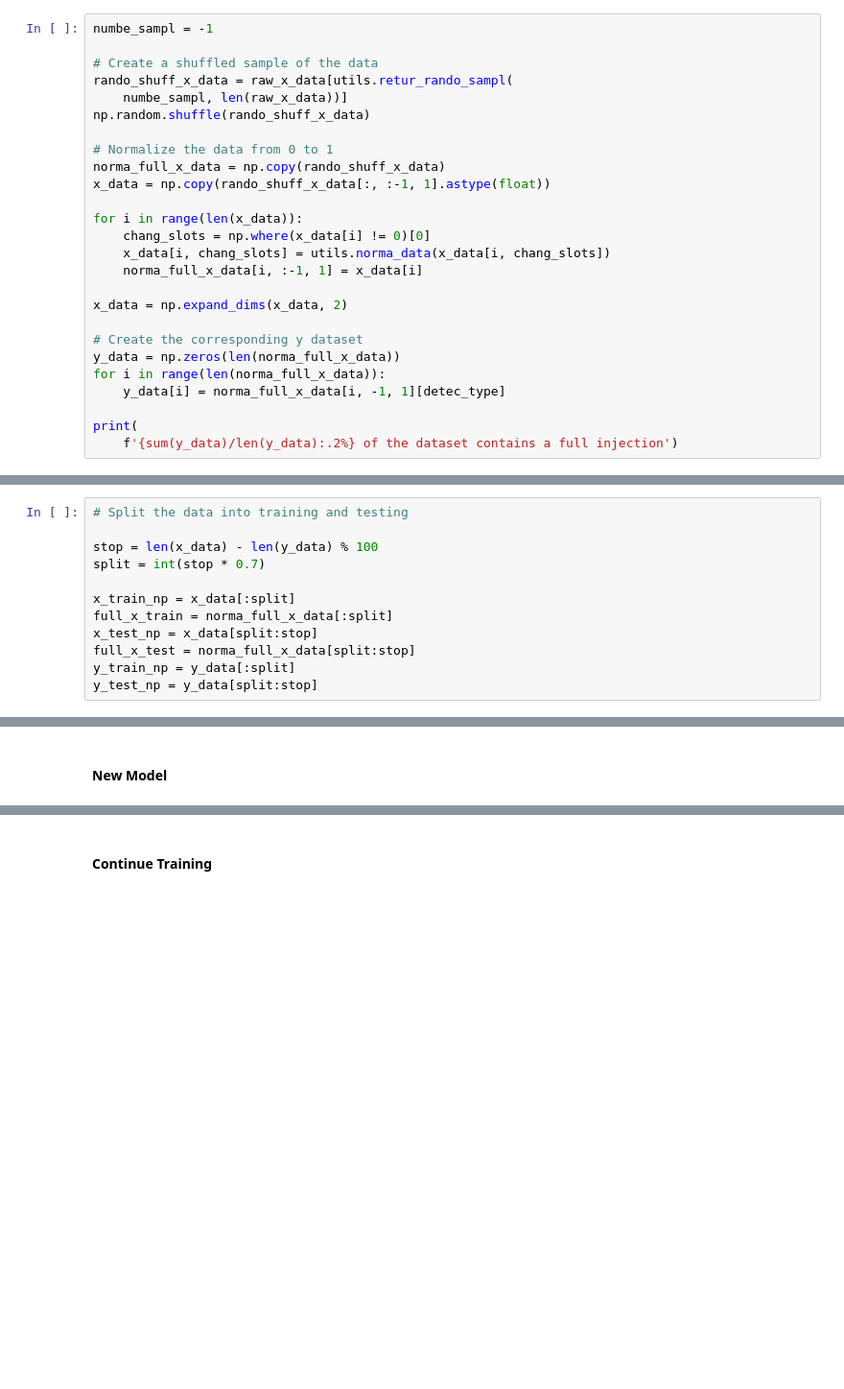
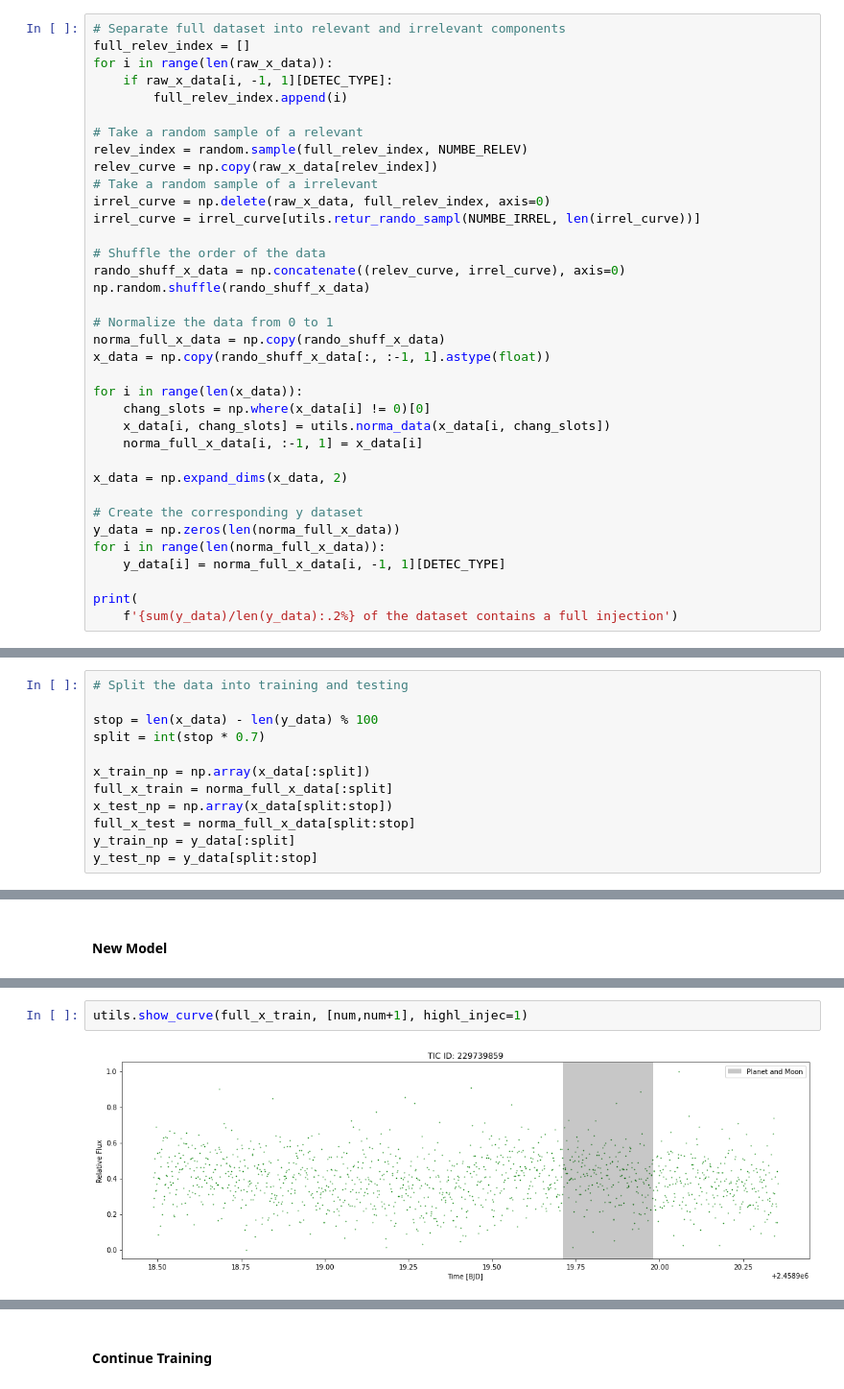
Before and after one commit to rfradkin/Exomoon_Detection, a Jupyter notebook: rnns/singl_model.ipynb, the cells around one changed output, grey strips where cells are left out. Shown at 96% size. Drawn from its saved outputs; the diff is of its cells as text; blank space fills up the shorter version.

```diff
--- a/rnns/singl_model.ipynb
+++ b/rnns/singl_model.ipynb
@@ -77,9 +72,19 @@ utils.chang_moon_injec(raw_x_data)
 # %%
-numbe_sampl = -1
+# Separate full dataset into relevant and irrelevant components
+full_relev_index = []
+for i in range(len(raw_x_data)):
+    if raw_x_data[i, -1, 1][DETEC_TYPE]:
+        full_relev_index.append(i)
 
-# Create a shuffled sample of the data
-rando_shuff_x_data = raw_x_data[utils.retur_rando_sampl(
-    numbe_sampl, len(raw_x_data))]
+# Take a random sample of a relevant
+relev_index = random.sample(full_relev_index, NUMBE_RELEV)
+relev_curve = np.copy(raw_x_data[relev_index])
+# Take a random sample of a irrelevant
+irrel_curve = np.delete(raw_x_data, full_relev_index, axis=0)
+irrel_curve = irrel_curve[utils.retur_rando_sampl(NUMBE_IRREL, len(irrel_curve))]
+
+# Shuffle the order of the data
+rando_shuff_x_data = np.concatenate((relev_curve, irrel_curve), axis=0)
 np.random.shuffle(rando_shuff_x_data)
 
 # Normalize the data from 0 to 1
@@ -96,7 +101,7 @@ x_data = np.expand_dims(x_data, 2)
 # Create the corresponding y dataset
 y_data = np.zeros(len(norma_full_x_data))
 for i in range(len(norma_full_x_data)):
-    y_data[i] = norma_full_x_data[i, -1, 1][detec_type]
+    y_data[i] = norma_full_x_data[i, -1, 1][DETEC_TYPE]
 
 print(
     f'{sum(y_data)/len(y_data):.2%} of the dataset contains a full injection')
@@ -108,9 +113,9 @@ print(
 stop = len(x_data) - len(y_data) % 100
 split = int(stop * 0.7)
 
-x_train_np = x_data[:split]
+x_train_np = np.array(x_data[:split])
 full_x_train = norma_full_x_data[:split]
-x_test_np = x_data[split:stop]
+x_test_np = np.array(x_data[split:stop])
 full_x_test = norma_full_x_data[split:stop]
 y_train_np = y_data[:split]
 y_test_np = y_data[split:stop]
@@ -220,0 +300,4 @@ Detected at node 'replica_2/assert_greater_equal/Assert/AssertGuard/Assert/data_
+# %%
+utils.show_curve(full_x_train, [num,num+1], highl_injec=1)
+# %% [output]
+[figure, added]
```
Also changed, not shown: parts of 35 cells of this notebook, 3 other files.
